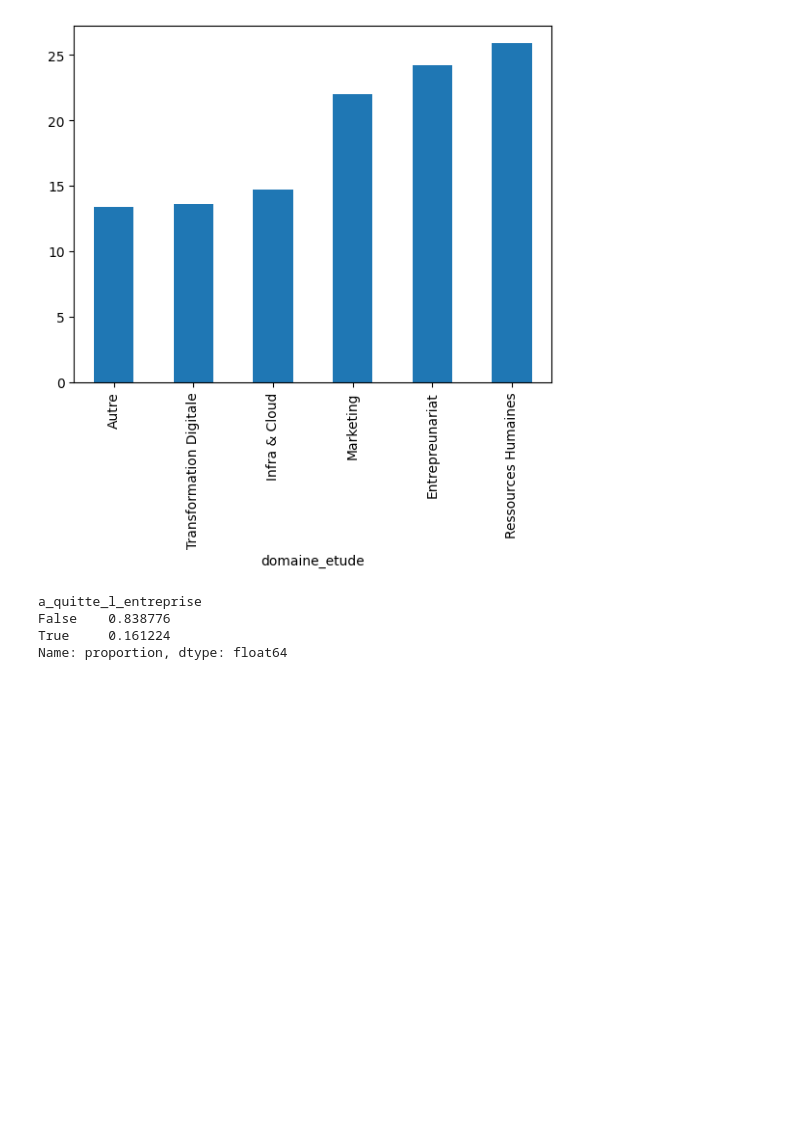
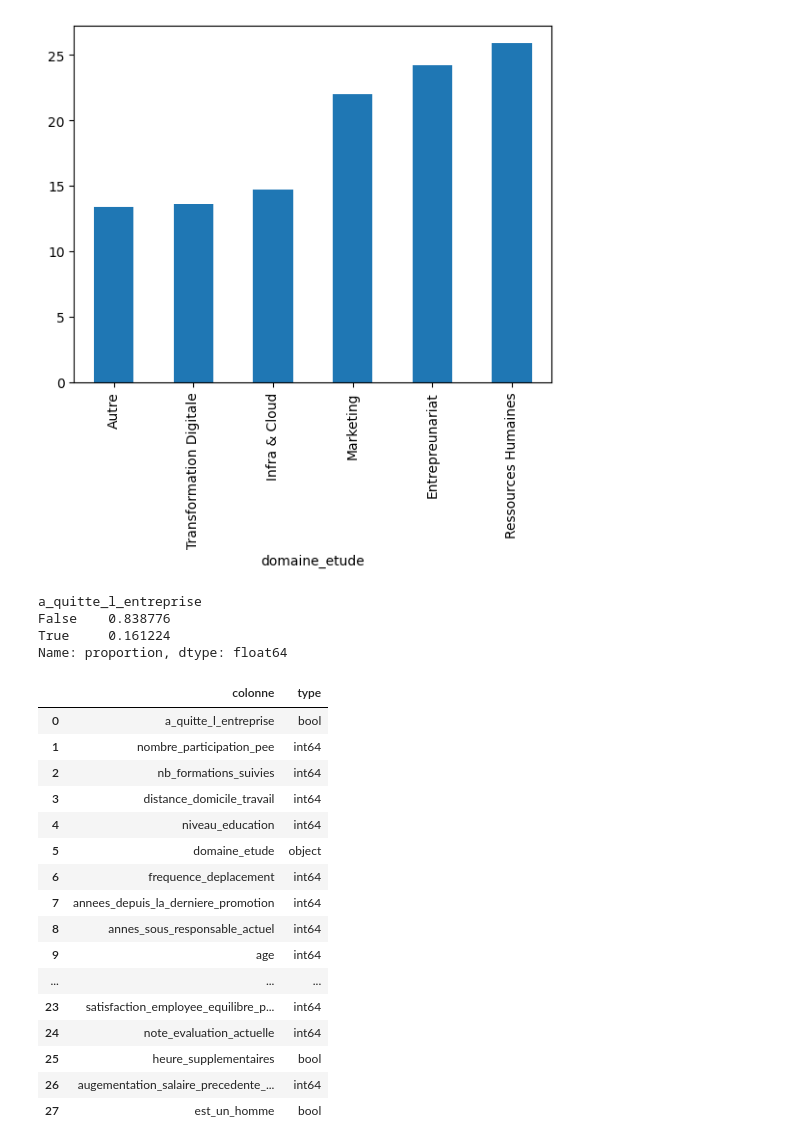
Before and after one commit to Ace4teaM/OCR-NovaTech, a Jupyter notebook: 2.exploration.ipynb, the cells around one changed output. Cells and saved outputs as stored; diff of their text form; code cells hidden in the pictures; blank space fills up the shorter version.

```diff
--- a/2.exploration.ipynb
+++ b/2.exploration.ipynb
@@ -523,7 +517,26 @@ a_quitte_l_entreprise
 False    0.838776
 True     0.161224
 Name: proportion, dtype: float64
-# %%
-# supprime les colonnes qui ne seront pas utilisées pour le modèle
-df.drop(columns=["poste", "departement", "statut_marital", "domaine_etude"], inplace=True)
-df.to_parquet("model.parquet")
+# %%
+pd.DataFrame({
+    "colonne": df.columns,
+    "type": df.dtypes.values
+})
+# %% [output]
+|  | colonne | type |
+| 0 | a_quitte_l_entreprise | bool |
+| 1 | nombre_participation_pee | int64 |
+| 2 | nb_formations_suivies | int64 |
+| 3 | distance_domicile_travail | int64 |
+| 4 | niveau_education | int64 |
+| 5 | domaine_etude | object |
+| 6 | frequence_deplacement | int64 |
+| 7 | annees_depuis_la_derniere_promotion | int64 |
+| 8 | annes_sous_responsable_actuel | int64 |
+| 9 | age | int64 |
+| ... | ... | ... |
+| 23 | satisfaction_employee_equilibre_p... | int64 |
+| 24 | note_evaluation_actuelle | int64 |
+| 25 | heure_supplementaires | bool |
+| 26 | augementation_salaire_precedente_... | int64 |
+| 27 | est_un_homme | bool |
```
Also changed, not shown: parts of 3 cells of this notebook, 2 other files.
